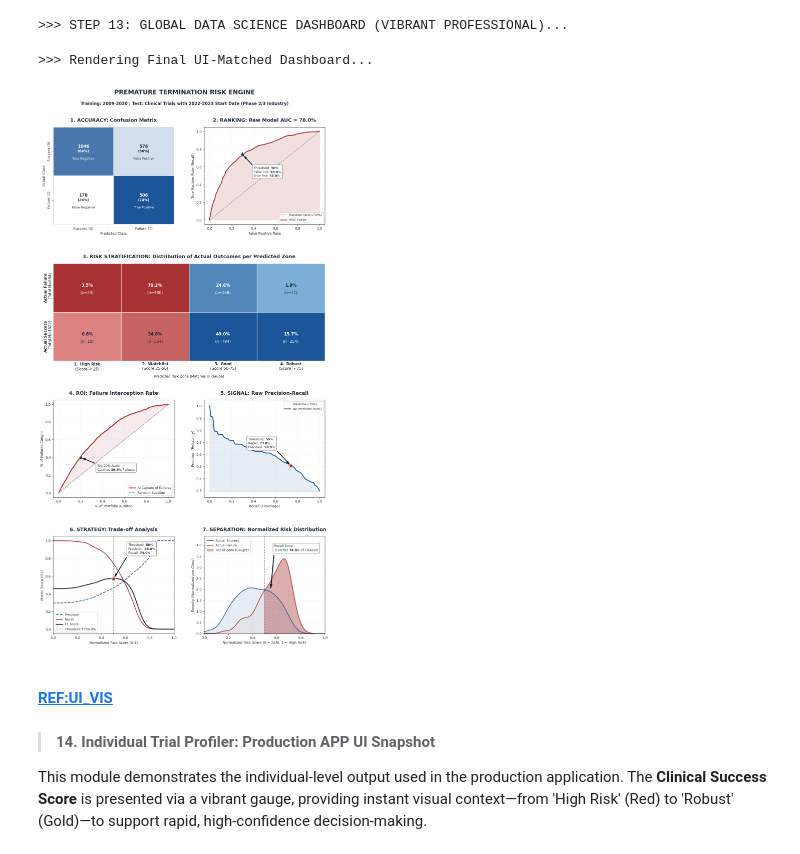
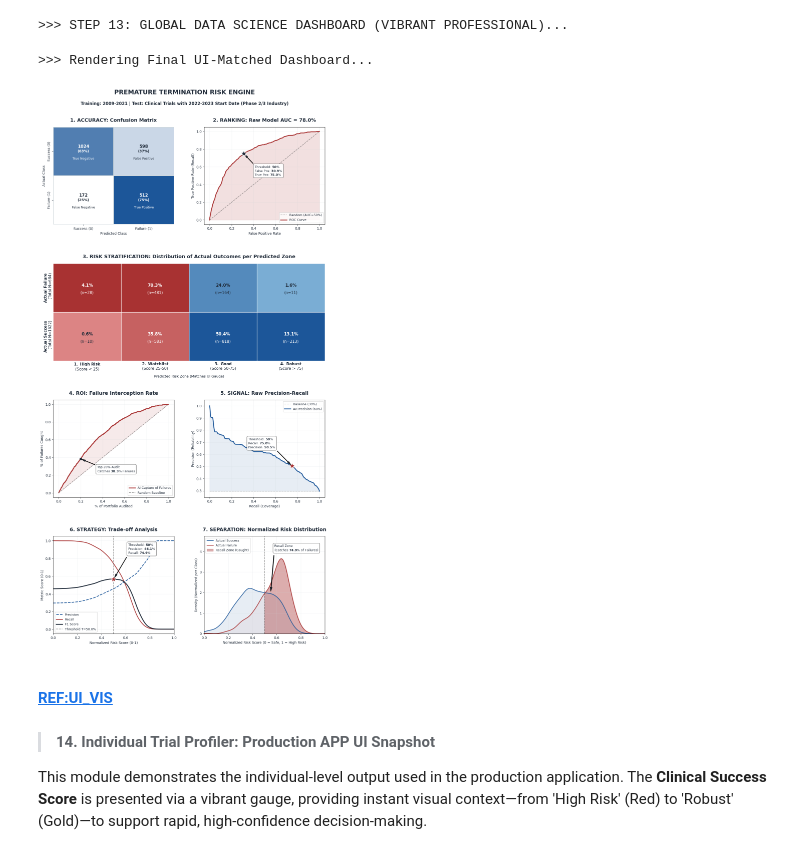
Before and after one commit to delaunan/clintrialpredict, a Jupyter notebook: notebooks/validation_clinpred.ipynb, the cells around one changed output. Cells and saved outputs as stored; diff of their text form; code cells hidden in the pictures.

```diff
--- a/notebooks/validation_clinpred.ipynb
+++ b/notebooks/validation_clinpred.ipynb
@@ -324,9 +338,9 @@ To simulate a forward-looking deployment, we partition data by time. The **Train
 # %%
 # <REF:TEMP_SPLIT_CODE>
 TRAIN_START_YEAR = int(os.getenv('TRAIN_START_YEAR', 2009))
-TRAIN_END_YEAR   = int(os.getenv('TRAIN_END_YEAR', 2020))
-TEST_START_YEAR  = int(os.getenv('TEST_START_YEAR', 2021))
-TEST_END_YEAR    = int(os.getenv('TEST_END_YEAR', 2022))
+TRAIN_END_YEAR   = int(os.getenv('TRAIN_END_YEAR', 2021))
+TEST_START_YEAR  = int(os.getenv('TEST_START_YEAR', 2022))
+TEST_END_YEAR    = int(os.getenv('TEST_END_YEAR', 2023))
 
 # 1. Filter for Historical Outcomes only & Promote NCT_ID as Identity Anchor
 df_historical = df_full[df_full['target'].notna()].copy()
@@ -983,7 +997,7 @@ def plot_universal_professional_dashboard(y_true, y_scores_norm, y_scores_raw=No
     # Global Title
     fig.suptitle("PREMATURE TERMINATION RISK ENGINE",
                  fontsize=18, fontweight='bold', color=UI_COLORS['text_main'], y=0.98)
-    fig.text(0.5, 0.955, "Training: 2009-2020 | Test: Clinical Trials with 2022-2023 Start Date (Phase 2/3 Industry)",
+    fig.text(0.5, 0.955, "Training: 2009-2021 | Test: Clinical Trials with 2022-2023 Start Date (Phase 2/3 Industry)",
              ha='center', fontsize=12, fontweight='bold', color=UI_COLORS['text_main'])
 
     # Grid Layout
@@ -1285,34 +1299,34 @@ def plot_universal_professional_dashboard(y_true, y_scores_norm, y_scores_raw=No
                         xytext=(0.58, max_density * 1.1),
                         arrowprops=dict(facecolor=UI_COLORS['text_main'], shrink=0.05, width=1.5, headwidth=6),
                         bbox=box_style, fontsize=9)
     ax7.set_title("7. SEPARATION: Normalized Risk Distribution", pad=15)
     ax7.set_xlabel("Normalized Risk Score (0 = Safe, 1 = High Risk)")
     ax7.set_ylabel("Density (Normalized per Class)")
     ax7.legend(loc="upper left", frameon=True, fontsize=9)
     ax7.grid(True)
     ax7.set_xlim(0, 1.0)
 
     plt.show()
 
 # --- EXECUTE ---
 print(">>> Rendering Final UI-Matched Dashboard...")
 # --- SYNC LOGIC: Forced Data Refresh ---
 # We re-patch test_results here to ensure strategy changes flow into the plots.
 test_results = X_test.copy()
 test_results['target'] = y_test
 test_results['proba_1'] = y_prob
 test_results['risk_score_norm'] = 1.0 - (df_scores['Clinical_Score'] / 100.0)
 
 plot_universal_professional_dashboard(
     y_true=test_results['target'],
     y_scores_norm=test_results['risk_score_norm'],
     y_scores_raw=test_results['proba_1'],
     threshold=0.5
 )
 # <REF:/PERF_VIS_CODE>
 # %% [output]
 >>> Rendering Final UI-Matched Dashboard...
-[figure, old version]
+[figure, new version]
 # %% [markdown]
 #### <REF:UI_VIS>
 > #### **14. Individual Trial Profiler: Production APP UI Snapshot**
```
Also changed, not shown: parts of 10 cells of this notebook, 4 other files.
